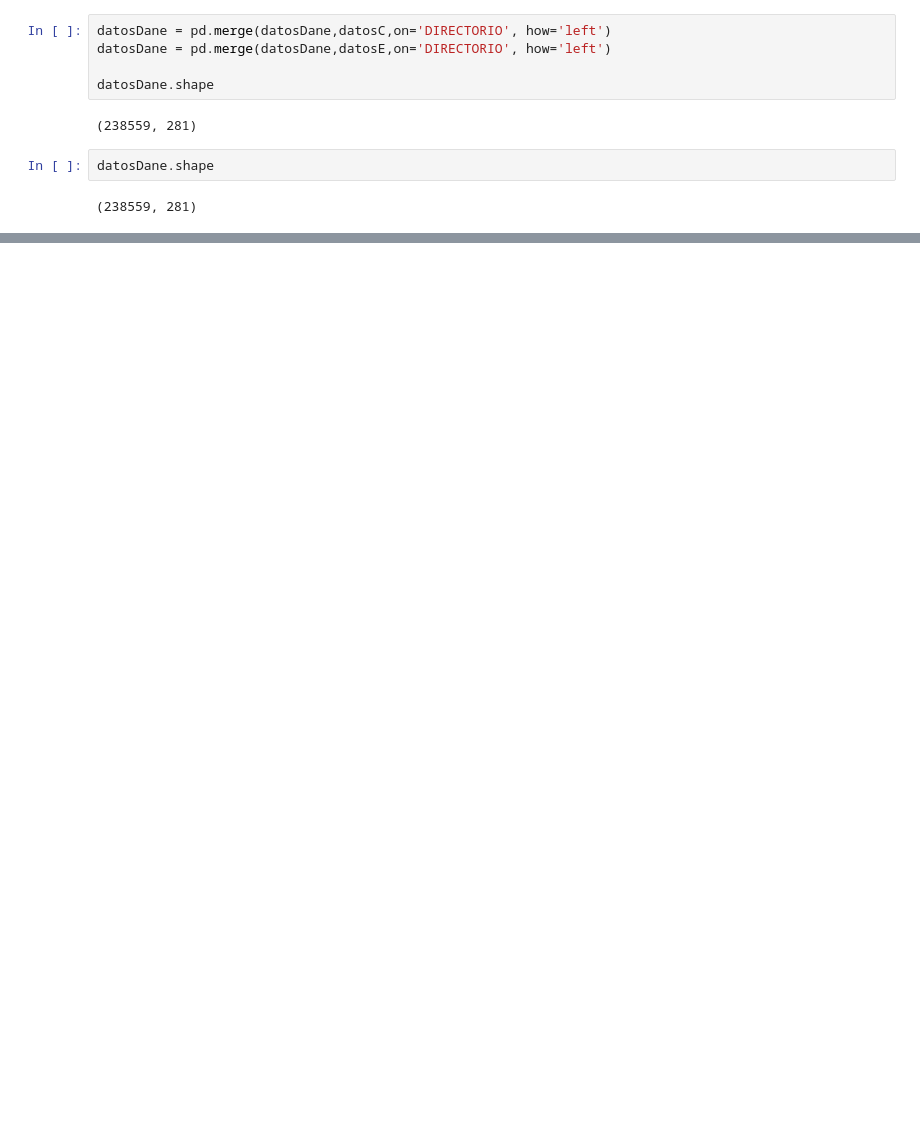
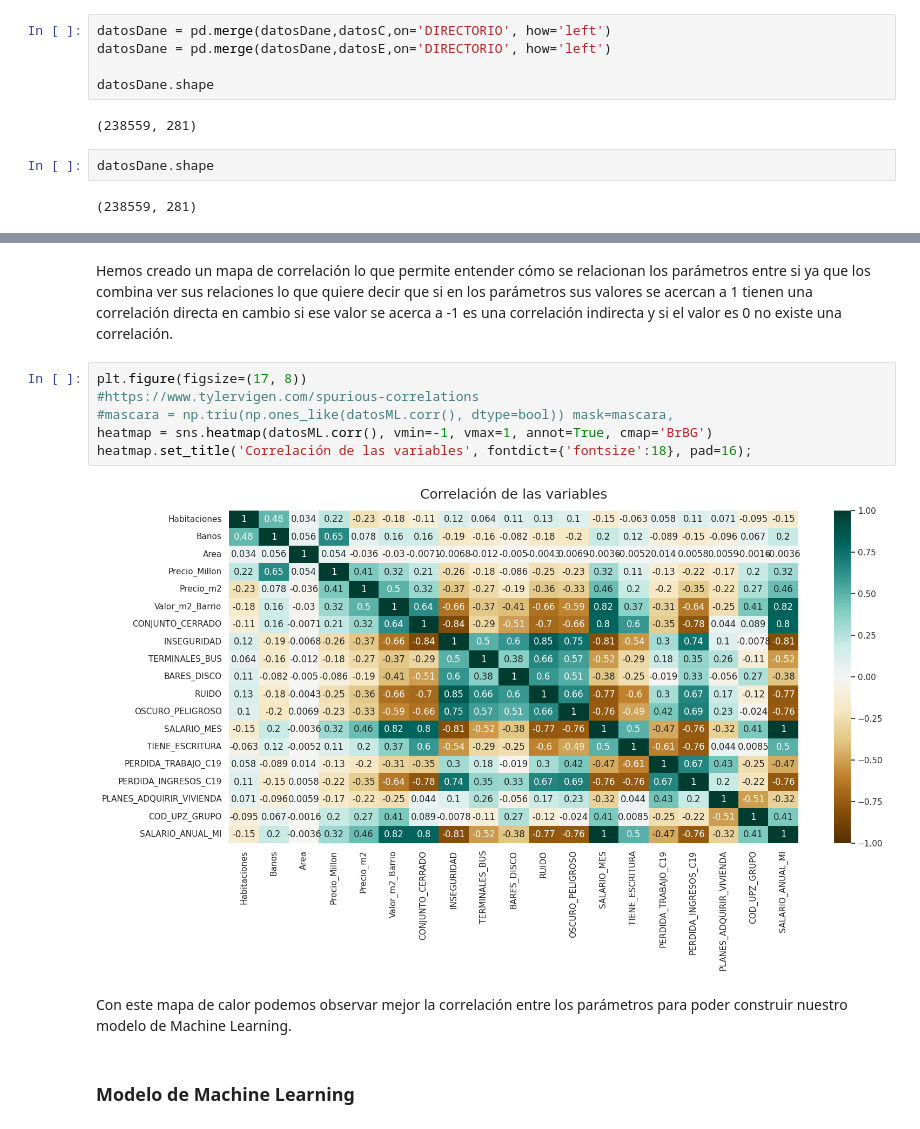
Before and after one commit to Yoel-Gasca/InmersionDatos, a Jupyter notebook: Inmersion_Datos.ipynb, the cells around one changed output, grey strips where cells are left out. Saved outputs shown, nothing was run; the diff lists cells and outputs as text; blank space fills up the shorter version.

Commit message:
CLASS 04 - CROSSING DATABASES AND MACHINE LEARNING

```diff
--- a/Inmersion_Datos.ipynb
+++ b/Inmersion_Datos.ipynb
@@ -833,0 +1183,14 @@ Con esto generamos mas columnas de informacion en el Dataset.
+# %% [markdown]
+Hemos creado un mapa de correlación lo que permite entender cómo se relacionan los parámetros entre si ya que los combina ver sus relaciones lo que quiere decir que si en los parámetros sus valores se acercan a 1 tienen una correlación directa en cambio si ese valor se acerca a -1 es una correlación indirecta y si el valor es 0 no existe una correlación.
+# %%
+plt.figure(figsize=(17, 8))
+#https://www.tylervigen.com/spurious-correlations
+#mascara = np.triu(np.ones_like(datosML.corr(), dtype=bool)) mask=mascara,
+heatmap = sns.heatmap(datosML.corr(), vmin=-1, vmax=1, annot=True, cmap='BrBG')
+heatmap.set_title('Correlación de las variables', fontdict={'fontsize':18}, pad=16);
+# %% [output]
+[figure, added]
+# %% [markdown]
+Con este mapa de calor podemos observar mejor la correlación entre los parámetros para poder construir nuestro modelo de Machine Learning.
+# %% [markdown]
+### Modelo de Machine Learning
```
Also changed, not shown: parts of 119 cells of this notebook.
